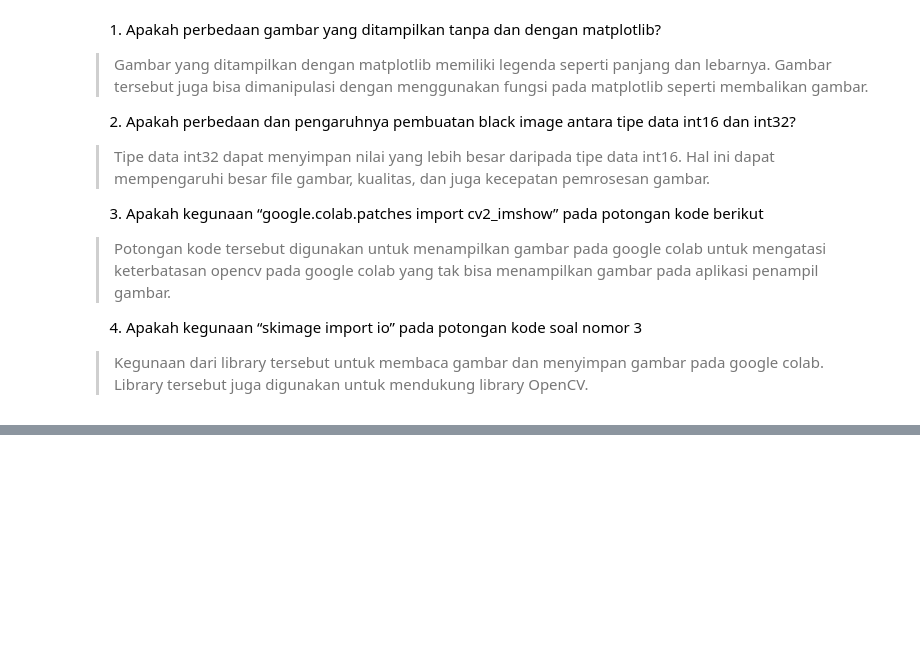
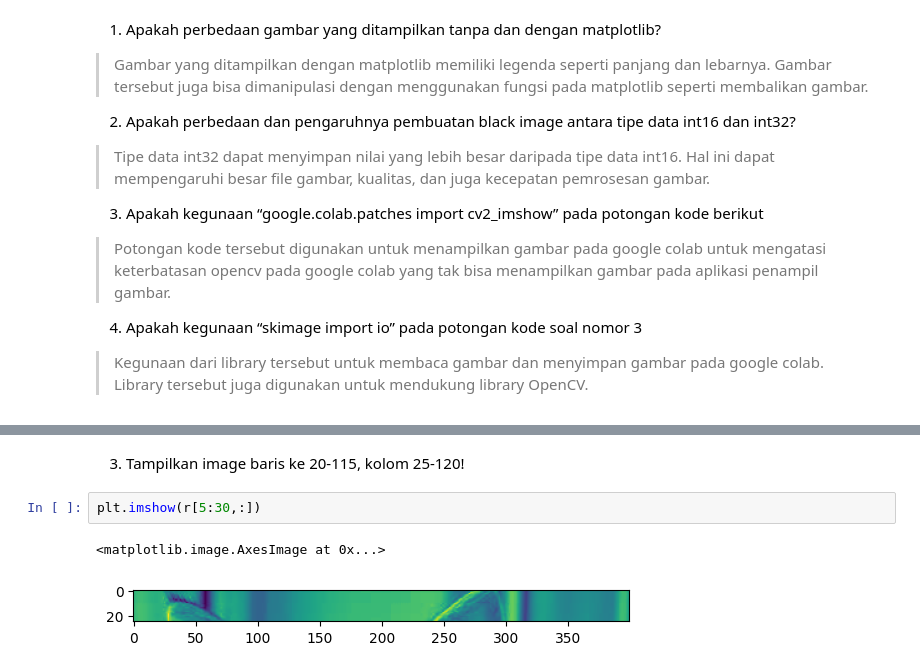
Before and after one commit to AdamPoi/PCVK, a Jupyter notebook: PCVK_week_02.ipynb, the cells around one changed output, grey strips where cells are left out. Cells and saved outputs as stored; diff of their text form; blank space fills up the shorter version.

```diff
--- a/PCVK_week_02.ipynb
+++ b/PCVK_week_02.ipynb
@@ -139,0 +176,7 @@ berikut
+# %% [markdown]
+3. Tampilkan image baris ke 20-115, kolom 25-120!
+# %%
+plt.imshow(r[5:30,:])
+# %% [output]
+<matplotlib.image.AxesImage at 0x...>
+[figure, added]
```
Also changed, not shown: parts of 19 cells of this notebook.
